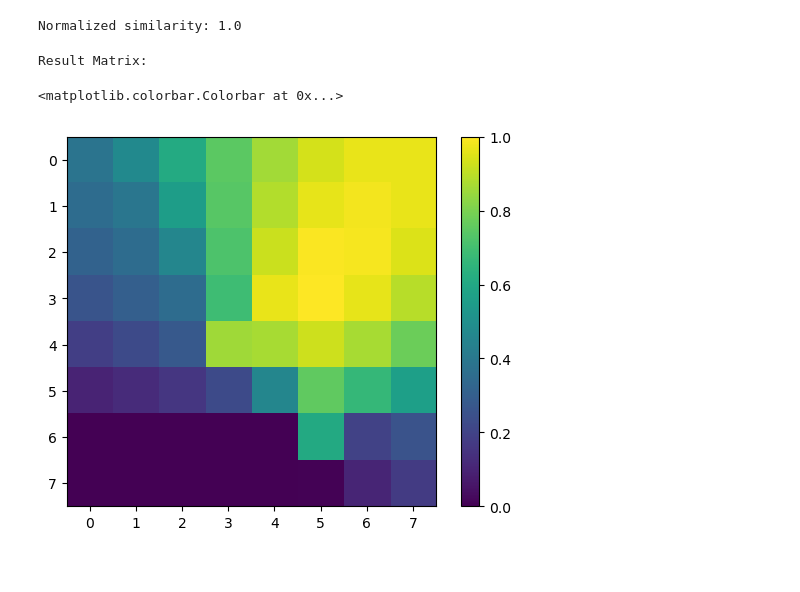
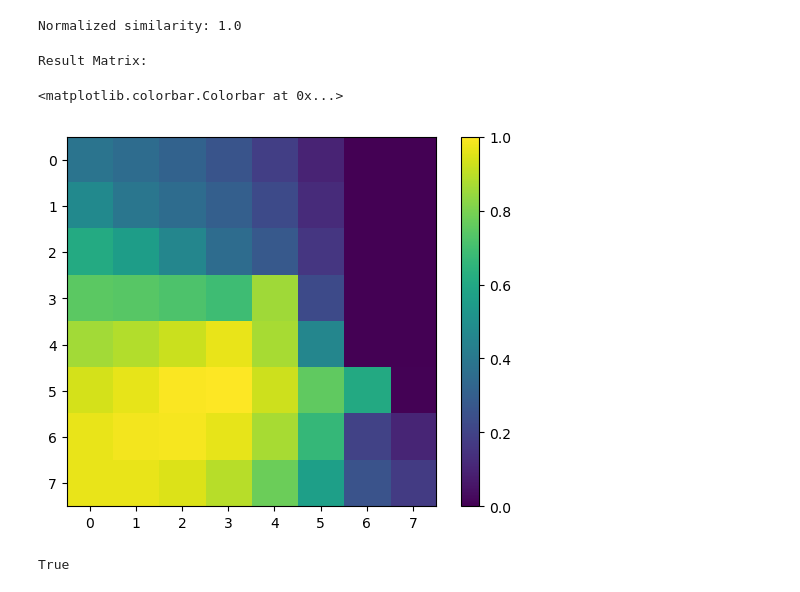
Before and after one commit to AdrianHauser/ESC403_Project, a Jupyter notebook: relative_fire_direction.ipynb, the cells around one changed output. Drawn from its saved outputs; the diff is of its cells as text; code cells hidden in the pictures.

```diff
--- a/relative_fire_direction.ipynb
+++ b/relative_fire_direction.ipynb
@@ -3,3 +8,3 @@ from preprocessing import read_tfrecords
 # %%
-X,y = read_tfrecords()
+X,y = read_tfrecords(file_pattern="Data/next_day_wildfire_spread/next_day_wildfire_spread*", batch_size=200)
 # %% [output]
@@ -9,3 +14,4 @@ X,y = read_tfrecords()
          [[{{node Placeholder/_0}}]]
 # %%
 X.shape
+i = 0
@@ -16,0 +18,22 @@ X_test_wind = X[1,:,:,1]
+# %%
+import matplotlib.pyplot as plt
+from fire_direction import calculate_cosine_similarity
+fig, (ax1, ax3) = plt.subplots(1, 2)
+
+# Plotting the images
+img1 = ax1.imshow(X[i, :, :, 11])
+ax1.set_title("Fire Mask", fontsize=10)
+
+#img2 = ax2.imshow(X[i, :, :, 1])
+#ax2.set_title("Wind Direction", fontsize=10)
+# Adding colorbar to ax2
+#fig.colorbar(img2, ax=ax2)
+
+test = apply_cosine_similarity(X[i, :, :, 11],X[i, :, :, 1], calculate_cosine_similarity)
+
+img3 = ax3.imshow(test)
+ax3.set_title("Direction", fontsize=10)
+
+plt.show()
+
+i += 1
@@ -16,0 +43,2 @@ X_test_wind = X[1,:,:,1]
+# %%
+i -= 1
@@ -73,6 +107,9 @@ import numpy as np
 def apply_cosine_similarity(firemask,direction_matrix2, func):
     # Find indices where m1 equals 1
     indices = np.argwhere(firemask == 1)
+
+    if indices.size == 0:
+        return np.zeros((direction_matrix2.shape[0], direction_matrix2.shape[1]))
 
     res_list = list()
 
@@ -87,7 +124,7 @@ def apply_cosine_similarity(firemask,direction_matrix2, func):
         for x in range(direction_matrix2.shape[0]):
             for y in range(direction_matrix2.shape[1]):
                 res = func(x_f,y_f,x,y, wind_direction)
-                result[x,y] = res
+                result[y,x] = res
         result[np.isnan(result)] = 1
         res_list.append(result)
 
@@ -102,34 +139,34 @@ def apply_cosine_similarity(firemask,direction_matrix2, func):
 
 # Example matrices
 m1 = np.array([[0, 0, 0,0,0,0,0,0],
                [0, 0, 0,0,0,0,0,0],
                [0, 0, 0,0,0,0,0,0],
                [0, 0, 0,0,0,0,0,0],
                [0, 0, 0,1,0,0,0,0],
                [0, 0, 0,0,0,0,0,0],
                [0, 0, 0,0,0,1,0,0],
                [0, 0, 0,0,0,0,0,0]])
 
 m2 = np.array([[0, 0, 0,0,0,0,0,0],
                [0, 0, 0,0,0,0,0,0],
                [0, 0, 0,0,0,0,0,0],
                [0, 0, 0,0,0,0,0,0],
                [0, 0, 0,57,0,0,0,0],
                [0, 0, 0,0,0,0,0,0],
                [0, 0, 0,0,0,0,0,0],
                [0, 0, 0,0,0,0,0,0]])
 
 # Apply the function to matrices m1 and m2
 direction = apply_cosine_similarity(m1, m2, calculate_cosine_similarity)
 
 # Print the result
 print("Result Matrix:")
 plt.imshow(direction, cmap='viridis')
 plt.colorbar()
 # %% [output]
 Result Matrix:
 <matplotlib.colorbar.Colorbar at 0x...>
-[figure, old version]
+[figure, new version]
 # %%
 def add_fire_direction_to_tensor(
         tensor: torch.Tensor,
@@ -187,3 +224,15 @@ def apply_cosine_similarity(firemask, direction_matrix2, func):
     normalized_array = (result - min_val) / (max_val - min_val)
 
     return normalized_array
+# %%
+firemask = np.array([[0, 0, 0,0,0,0,0,0],
+               [0, 0, 0,0,0,0,0,0],
+               [0, 0, 0,0,0,0,0,0],
+               [0, 0, 0,0,0,0,0,0],
+               [0, 0, 0,0,0,0,0,0],
+               [0, 0, 0,0,0,0,0,0],
+               [0, 0, 0,0,0,0,0,0],
+               [0, 0, 0,0,0,0,0,0]])
+np.argwhere(firemask == 1).size == 0
+# %% [output]
+True
```
Also changed, not shown: parts of 10 cells of this notebook, 2 other files.
